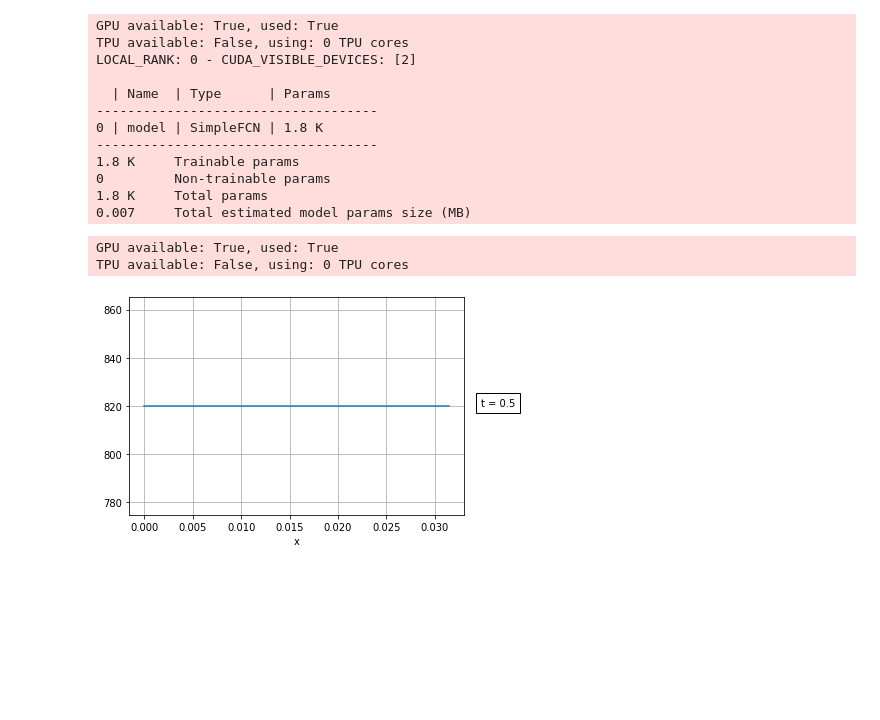
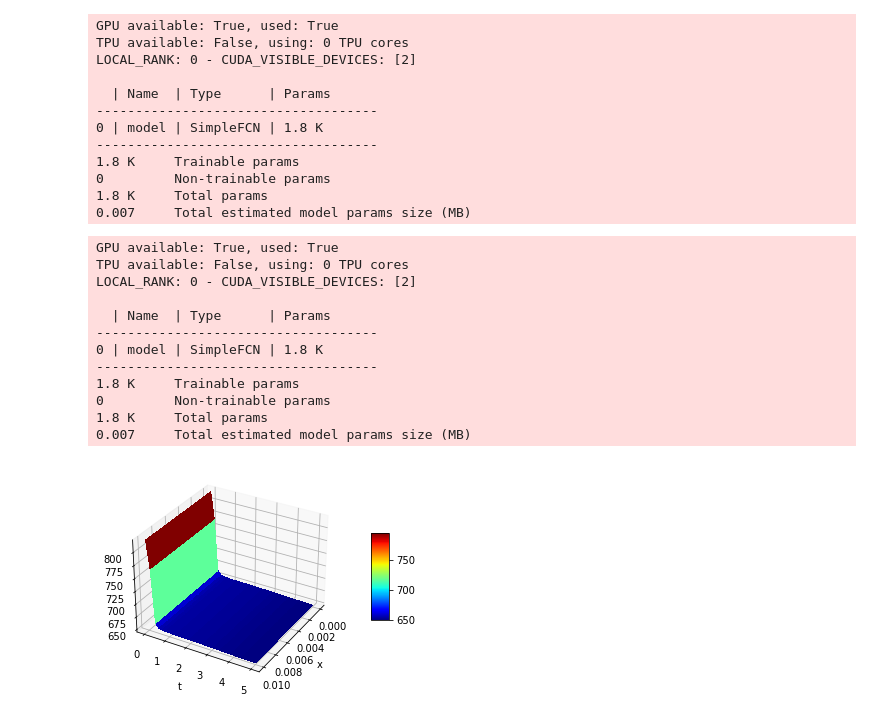
Before and after one commit to boschresearch/torchphysics, a Jupyter notebook: examples/stokes_equation.ipynb, the cells around one changed output. Cells and saved outputs as stored; diff of their text form; code cells hidden in the pictures; blank space fills up the shorter version.

Commit message:
change inital bias/weights of model
Signed-off-by: Tom Freudenberg <tom.freudenberg98@gmail.com>

```diff
--- a/examples/stokes_equation.ipynb
+++ b/examples/stokes_equation.ipynb
@@ -55,18 +54,14 @@ def data_fun(x):
 # %%
 # define the function of the viscosity.
 # Here we need torch.tensors, since the function will be evaluated in the pde.
-# At the beginng the model will have values close to 0,
-# therefore the viscosity will also be close to zero.
-# This will make the pde condition unstable, because we divide by nu.
-# For now set values smaller then 1e-06 to 1e-06
 def nu_func(rho):
     out = nu_0 * torch.exp(beta * ((rho-rho_0)/alpha + p_0))
-    return torch.clamp(out, min=1e-06)
+    return out
 # %%
 # Variables:
 x = Variable(name='x',
              order=1,
-             domain=Interval(0, np.pi*D),
+             domain=Interval(0, D),
              train_conditions={},
              val_conditions={})
 t = Variable(name='t',
@@ -145,7 +140,10 @@ solver = PINNModule(model=SimpleFCN(variable_dims=setup.variable_dims,
                                     depth=4,
                                     width=20),
                     optimizer=torch.optim.Adam,
-                    lr=1e-1)
+                    lr=1e-2)
+# %%
+solver.model.layers[10].bias = torch.nn.Parameter(torch.tensor(820.0))
+solver.model.layers[10].weight.data.fill_(0.0)
 # %%
 trainer = pl.Trainer(gpus='-1' if torch.cuda.is_available() else None,
                      num_sanity_val_steps=0,
@@ -181,7 +179,7 @@ trainer = pl.Trainer(gpus='-1' if torch.cuda.is_available() else None,
                      benchmark=True,
                      check_val_every_n_epoch=20,
                      log_every_n_steps=15,
-                     max_epochs=1,
+                     max_epochs=3,
                      logger=True,
                      checkpoint_callback=False
                      )
@@ -190,10 +188,20 @@ trainer = pl.Trainer(gpus='-1' if torch.cuda.is_available() else None,
 # %% [output]
 GPU available: True, used: True
 TPU available: False, using: 0 TPU cores
+LOCAL_RANK: 0 - CUDA_VISIBLE_DEVICES: [2]
+
+  | Name  | Type      | Params
+------------------------------------
+0 | model | SimpleFCN | 1.8 K
+------------------------------------
+1.8 K     Trainable params
+0         Non-trainable params
+1.8 K     Total params
+0.007     Total estimated model params size (MB)
 # %%
 from torchphysics.utils.plot import _plot
 solver = solver.to('cpu')
-fig = _plot(model=solver.model, solution_name='rho', plot_variables=[x], # or [x, t] and
-            points=300, angle=[30, 30], dic_for_other_variables={'t': 0.5}) # dic_for_... = {}
+fig = _plot(model=solver.model, solution_name='rho', plot_variables=[x, t], # or [x, t] and
+            points=1000, angle=[30, 30], dic_for_other_variables={}) # dic_for_... = {}
 # %% [output]
-[figure, old version]
+[figure, new version]
```
Also changed, not shown: parts of 2 cells of this notebook.
